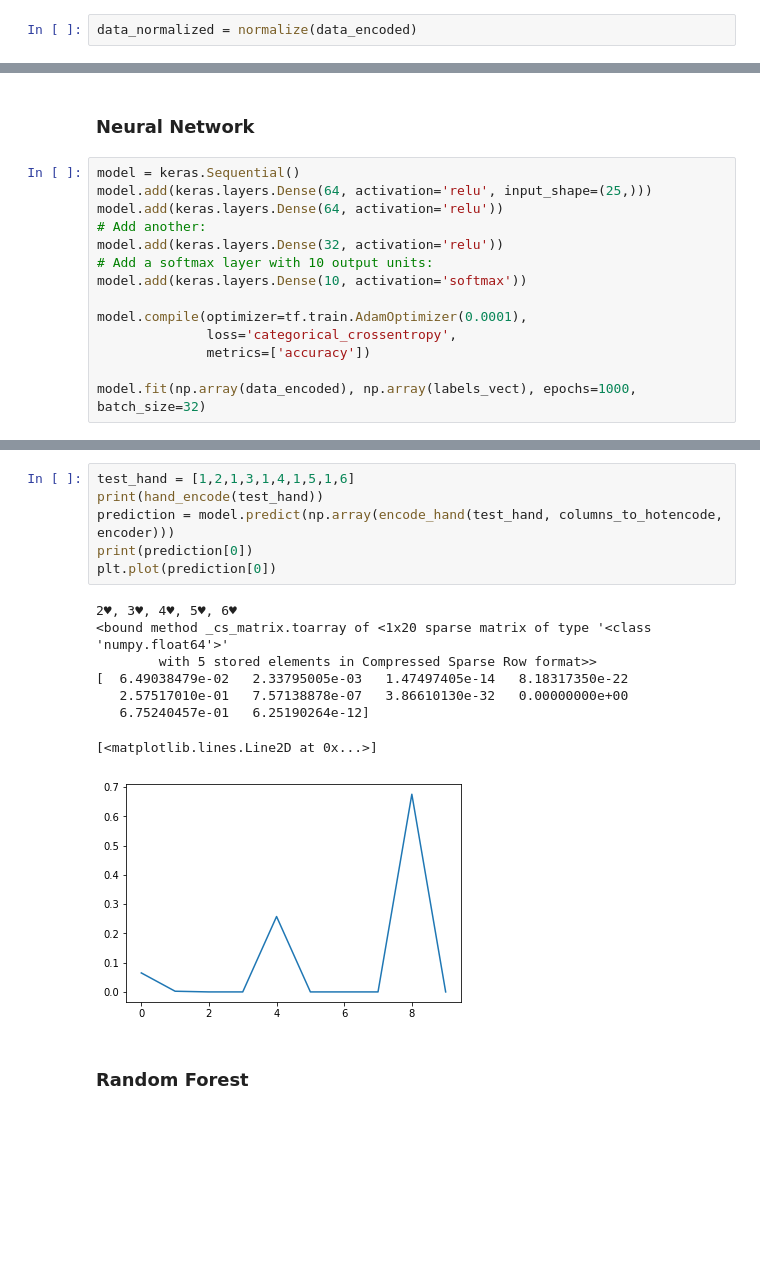
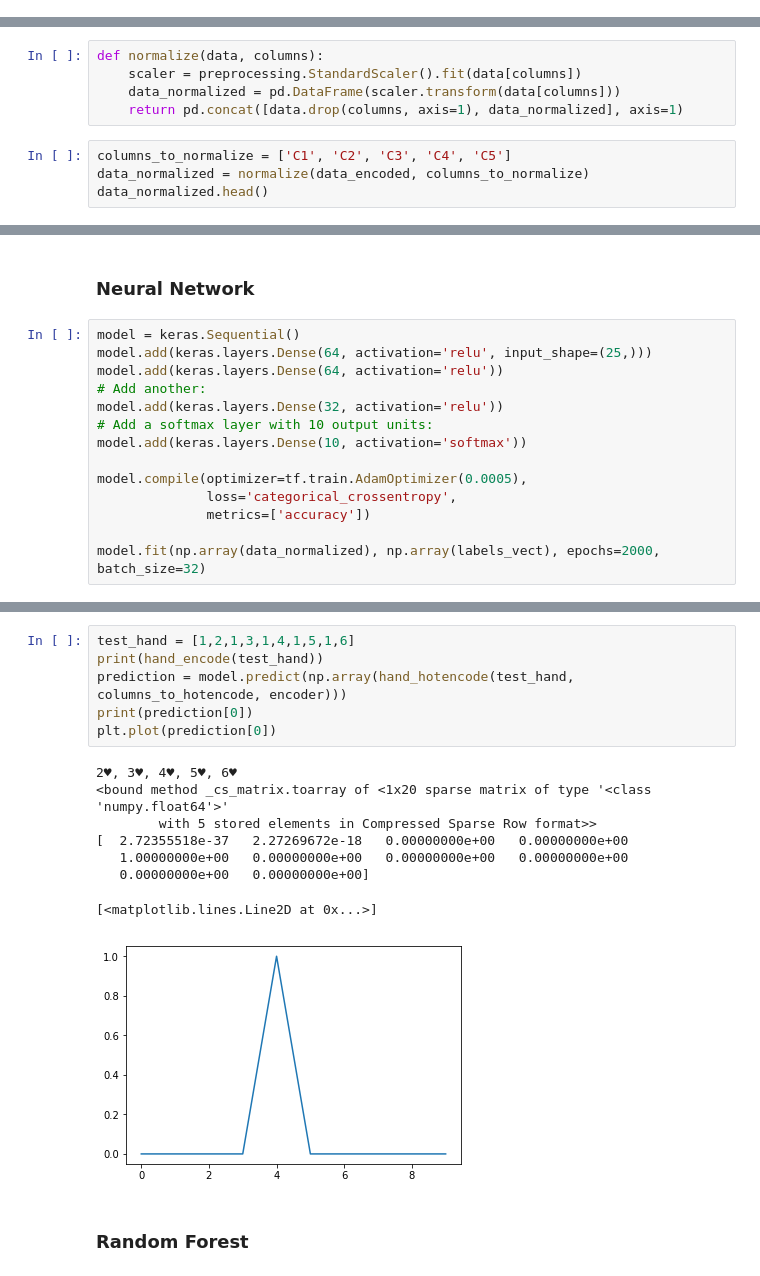
Before and after one commit to iPhaeton/kaggle-poker, a Jupyter notebook: Index_v1.ipynb, the cells around one changed output, grey strips where cells are left out. Drawn from its saved outputs; the diff is of its cells as text; blank space fills up the shorter version.

Commit message:
Get first predictions

```diff
--- a/Index_v1.ipynb
+++ b/Index_v1.ipynb
@@ -112,2 +109,0 @@ def normalize(data):
-# %%
-data_normalized = normalize(data_encoded)
@@ -123,0 +110,9 @@ data_normalized.head()
+# %%
+def normalize(data, columns):
+    scaler = preprocessing.StandardScaler().fit(data[columns])
+    data_normalized = pd.DataFrame(scaler.transform(data[columns]))
+    return pd.concat([data.drop(columns, axis=1), data_normalized], axis=1)
+# %%
+columns_to_normalize = ['C1', 'C2', 'C3', 'C4', 'C5']
+data_normalized = normalize(data_encoded, columns_to_normalize)
+data_normalized.head()
@@ -157,9 +160,9 @@ model.add(keras.layers.Dense(32, activation='relu'))
 # Add a softmax layer with 10 output units:
 model.add(keras.layers.Dense(10, activation='softmax'))
 
-model.compile(optimizer=tf.train.AdamOptimizer(0.0001),
+model.compile(optimizer=tf.train.AdamOptimizer(0.0005),
               loss='categorical_crossentropy',
               metrics=['accuracy'])
 
-model.fit(np.array(data_encoded), np.array(labels_vect), epochs=1000, batch_size=32)
+model.fit(np.array(data_normalized), np.array(labels_vect), epochs=2000, batch_size=32)
 # %% [output]
@@ -184,17 +187,17 @@ Epoch 1000/1000
 # %%
 test_hand = [1,2,1,3,1,4,1,5,1,6]
 print(hand_encode(test_hand))
-prediction = model.predict(np.array(encode_hand(test_hand, columns_to_hotencode, encoder)))
+prediction = model.predict(np.array(hand_hotencode(test_hand, columns_to_hotencode, encoder)))
 print(prediction[0])
 plt.plot(prediction[0])
 # %% [output]
 2♥, 3♥, 4♥, 5♥, 6♥
 <bound method _cs_matrix.toarray of <1x20 sparse matrix of type '<class 'numpy.float64'>'
         with 5 stored elements in Compressed Sparse Row format>>
-[  6.49038479e-02   2.33795005e-03   1.47497405e-14   8.18317350e-22
-   2.57517010e-01   7.57138878e-07   3.86610130e-32   0.00000000e+00
-   6.75240457e-01   6.25190264e-12]
+[  2.72355518e-37   2.27269672e-18   0.00000000e+00   0.00000000e+00
+   1.00000000e+00   0.00000000e+00   0.00000000e+00   0.00000000e+00
+   0.00000000e+00   0.00000000e+00]
 [<matplotlib.lines.Line2D at 0x...>]
-[figure, old version]
+[figure, new version]
 # %% [markdown]
 ### Random Forest
```
Also changed, not shown: parts of 5 cells of this notebook, 3 other files.
